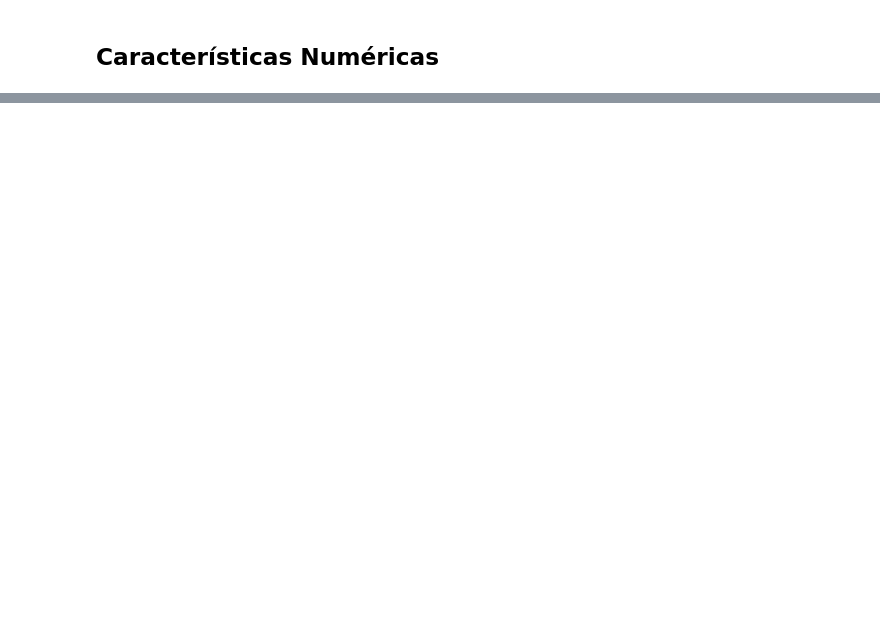
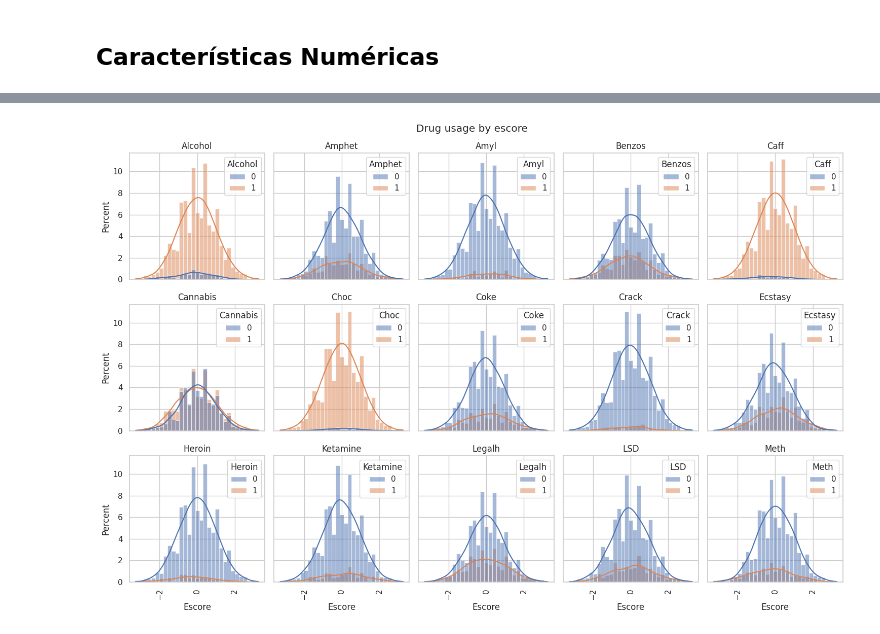
Before and after one commit to intel-comp-saude-ufes/2024-1-P1-Drug-Consumption, a Jupyter notebook: drug_consumption.ipynb, the cells around one changed output, grey strips where cells are left out. Saved outputs shown, nothing was run; the diff lists cells and outputs as text; code cells hidden in the pictures; blank space fills up the shorter version.

```diff
--- a/drug_consumption.ipynb
+++ b/drug_consumption.ipynb
@@ -267,0 +293,4 @@ fig.tight_layout()
+# %%
+plot_drug_usage_num(df, 'Escore')
+# %% [output]
+[figure, added]
```
Also changed, not shown: parts of 13 cells of this notebook.
